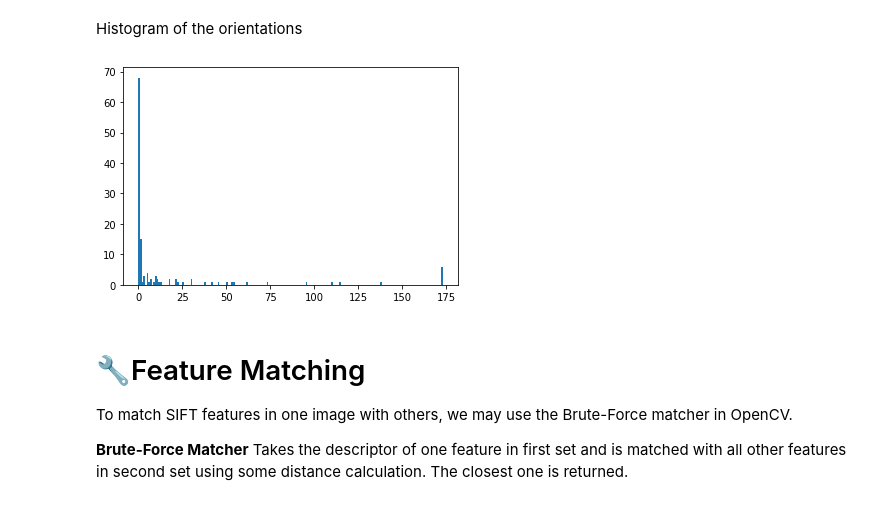
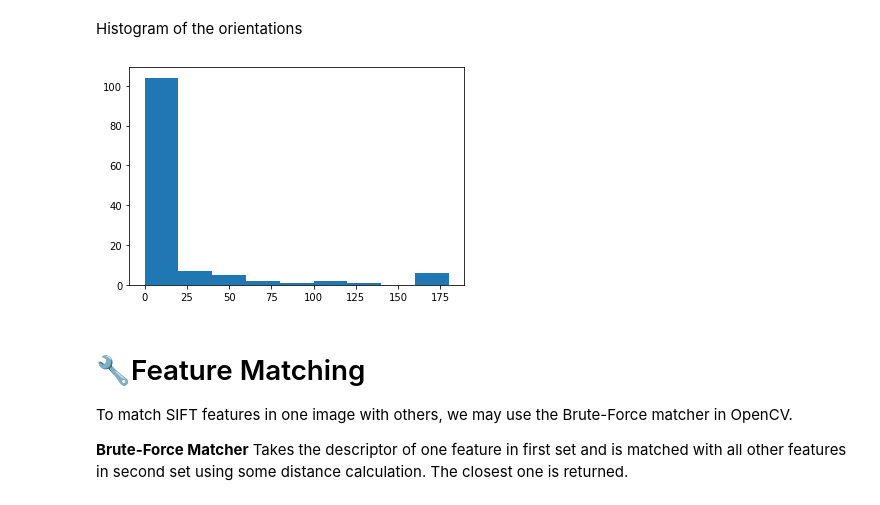
Before and after one commit to kawaremu/Computer-Vision-Fundamentals, a Jupyter notebook: AI & Vision/sift.ipynb, the cells around one changed output. Cells and saved outputs as stored; diff of their text form; code cells hidden in the pictures.

Commit message:
histogram fixed

```diff
--- a/AI & Vision/sift.ipynb
+++ b/AI & Vision/sift.ipynb
@@ -85,10 +85,10 @@ plt.show()
 # %% [markdown]
 Histogram of the orientations
 # %%
-plt.hist(desc_train[0], bins = 180,)
+plt.hist(desc_train[0],  bins = np.arange(0,200,20))
 plt.show()
 # %% [output]
-[figure, old version]
+[figure, new version]
 # %% [markdown]
 # 🔧Feature Matching
 
```
Also changed, not shown: parts of 1 cell of this notebook.
